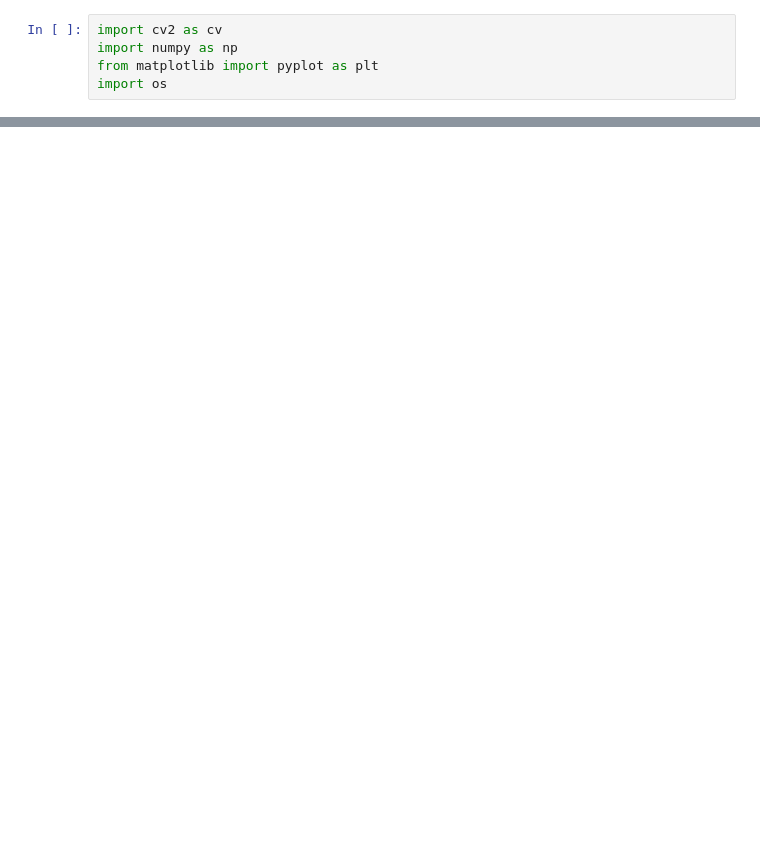
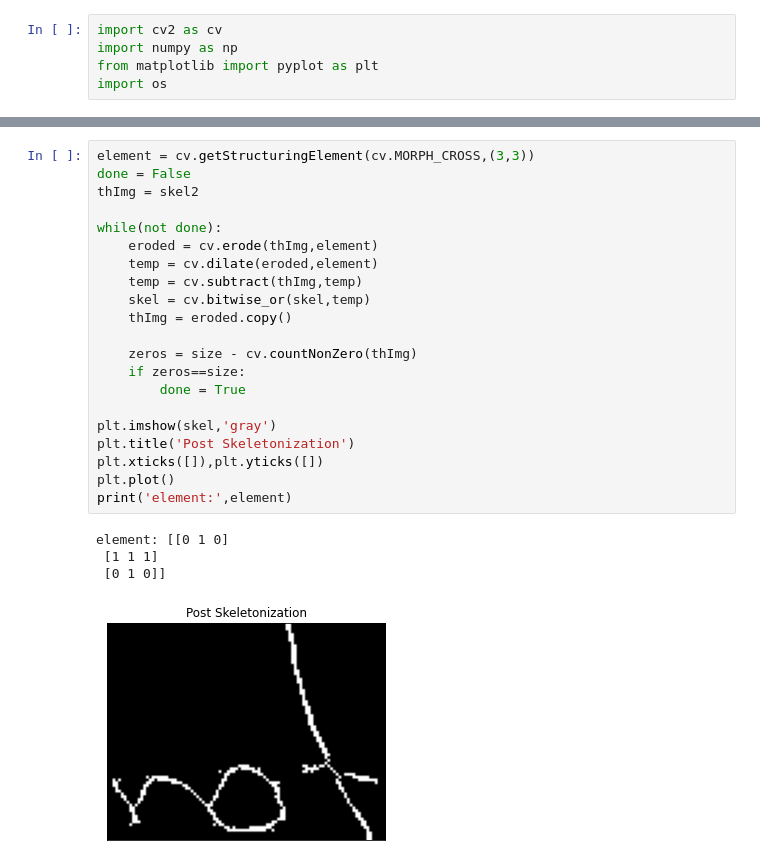
Before and after one commit to ejlex/FYP2021, a Jupyter notebook: imagePreprocessing.ipynb, the cells around one changed output, grey strips where cells are left out. Saved outputs shown, nothing was run; the diff lists cells and outputs as text; blank space fills up the shorter version.

```diff
--- a/imagePreprocessing.ipynb
+++ b/imagePreprocessing.ipynb
@@ -83,0 +122,26 @@ plt.plot()
+# %%
+element = cv.getStructuringElement(cv.MORPH_CROSS,(3,3))
+done = False
+thImg = skel2
+
+while(not done):
+    eroded = cv.erode(thImg,element)
+    temp = cv.dilate(eroded,element)
+    temp = cv.subtract(thImg,temp)
+    skel = cv.bitwise_or(skel,temp)
+    thImg = eroded.copy()
+
+    zeros = size - cv.countNonZero(thImg)
+    if zeros==size:
+        done = True
+
+plt.imshow(skel,'gray')
+plt.title('Post Skeletonization')
+plt.xticks([]),plt.yticks([])
+plt.plot()
+print('element:',element)
+# %% [output]
+element: [[0 1 0]
+ [1 1 1]
+ [0 1 0]]
+[figure, added]
```
Also changed, not shown: parts of 9 cells of this notebook, 7 other files.
